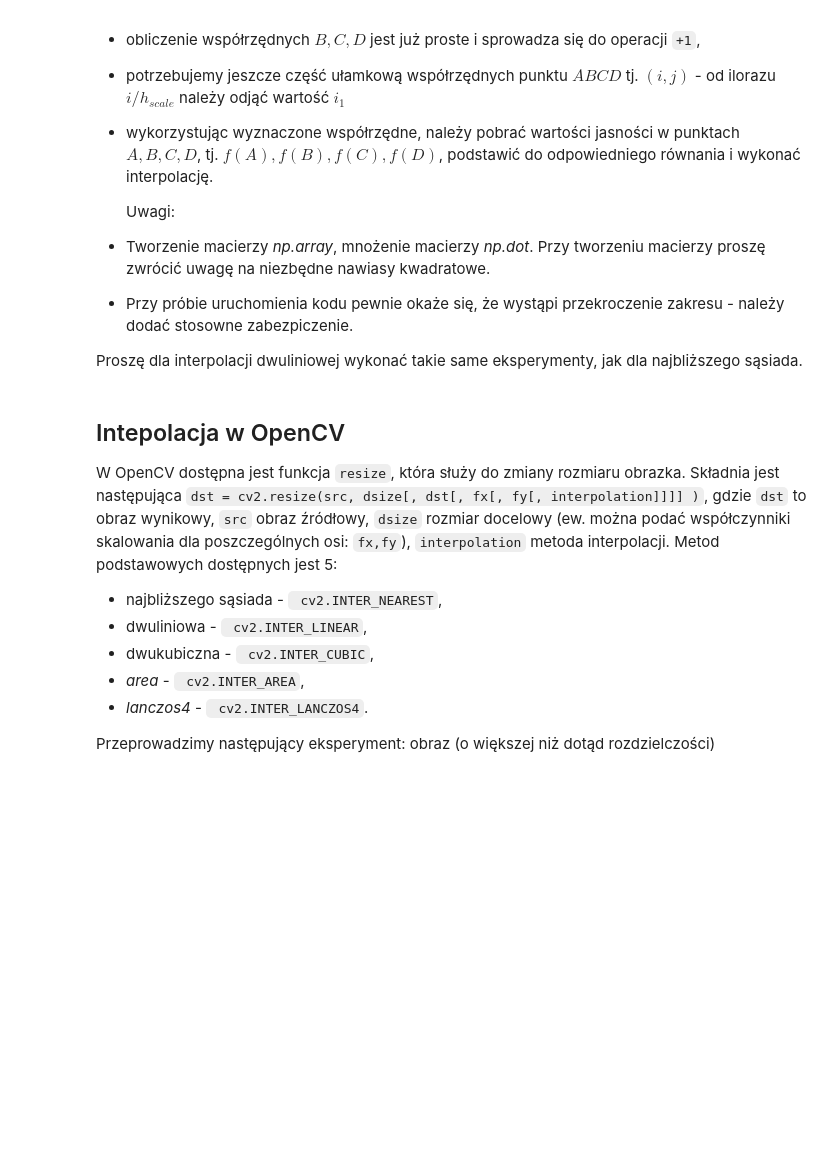
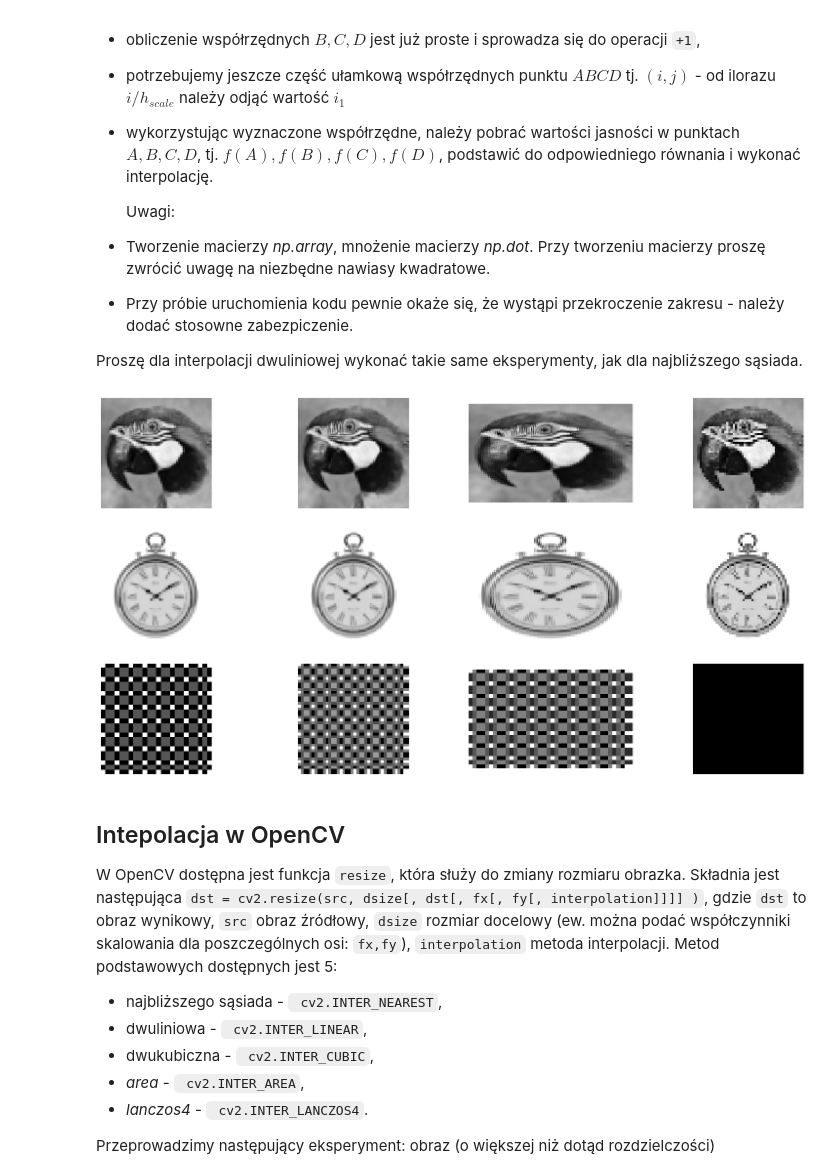
Before and after one commit to lursz/DigitalImageProcessing-Course, a Jupyter notebook: lab5/05_resolution.ipynb, the cells around one changed output. Saved outputs shown, nothing was run; the diff lists cells and outputs as text; code cells hidden in the pictures; blank space fills up the shorter version.

Commit message:
Working Bilinear Interpolation

```diff
--- a/lab5/05_resolution.ipynb
+++ b/lab5/05_resolution.ipynb
@@ -260,3 +260,31 @@ def BilinearInterpolation(image, verticalCoef: float, horizontalCoef: float):
+# %%
+parrot_list = [
+    BilinearInterpolation(I, i, j) for i, j in zip([1.5, 2.5, 1.5, 0.5], [1.5, 2.5, 2.5, 0.5])
+]
+
+clockImg = cv2.imread("clock.bmp", cv2.COLOR_BGR2GRAY)
+clock_list = [
+    BilinearInterpolation(clockImg, i, j)
+    for i, j in zip([1.5, 2.5, 1.5, 0.5], [1.5, 2.5, 2.5, 0.5])
+]
+
+chessboardImg = cv2.imread("chessboard.bmp", cv2.COLOR_BGR2GRAY)
+chessboard_list = [
+    BilinearInterpolation(chessboardImg, i, j)
+    for i, j in zip([1.5, 2.5, 1.5, 0.5], [1.5, 2.5, 2.5, 0.5])
+]
+
+fig, axs = plt.subplots(3, 4, figsize=(20, 10))
+for i in range(len(parrot_list)):
+    axs[0, i].imshow(parrot_list[i], cmap="gray")
+    axs[0, i].axis("off")
+    axs[1, i].imshow(clock_list[i], cmap="gray")
+    axs[1, i].axis("off")
+    axs[2, i].imshow(chessboard_list[i], cmap="gray")
+    axs[2, i].axis("off")
+plt.show()
+# %% [output]
+[figure, added]
 # %% [markdown]
 ## Intepolacja w OpenCV
 
```
Also changed, not shown: parts of 9 cells of this notebook.
